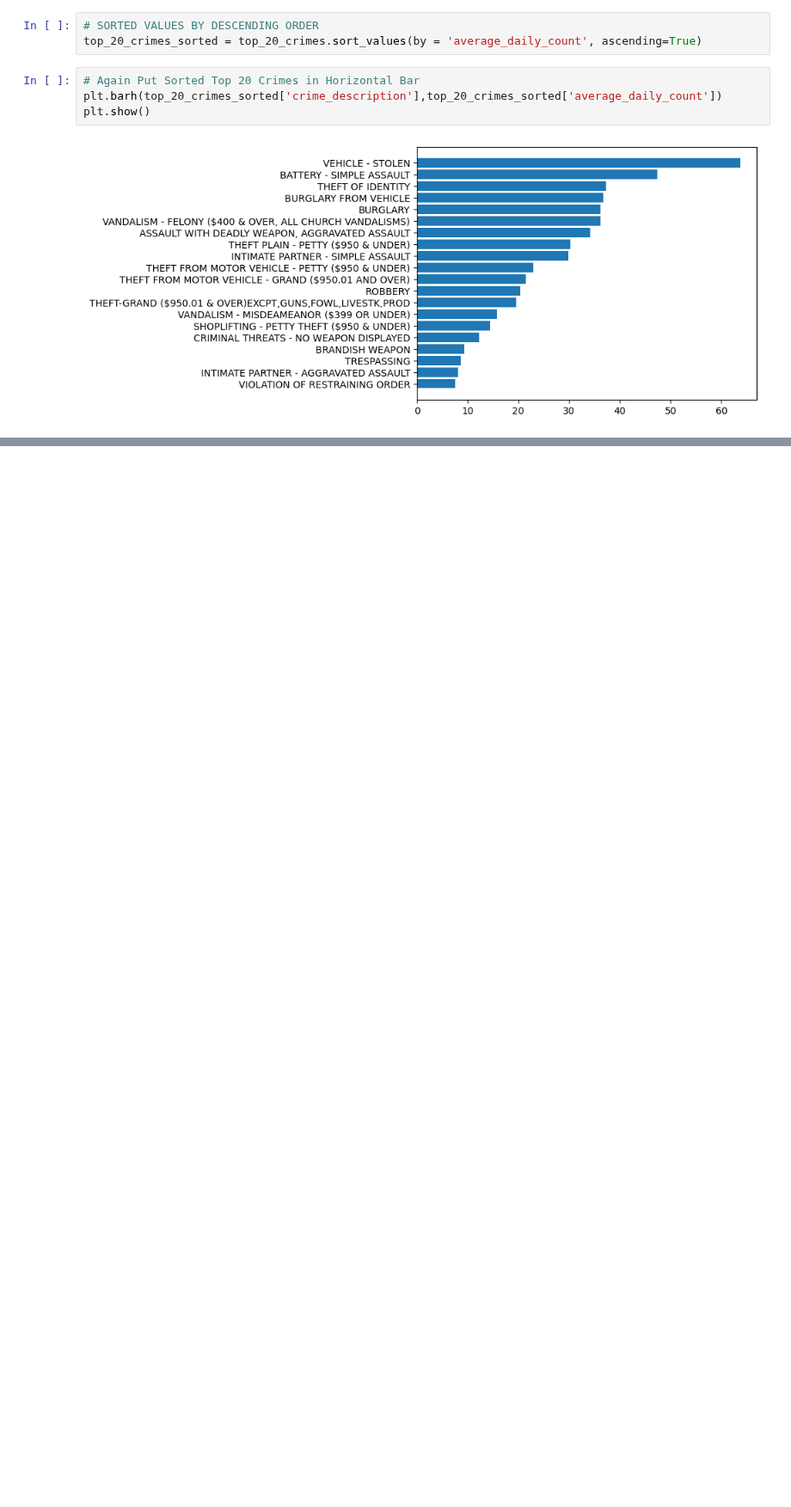
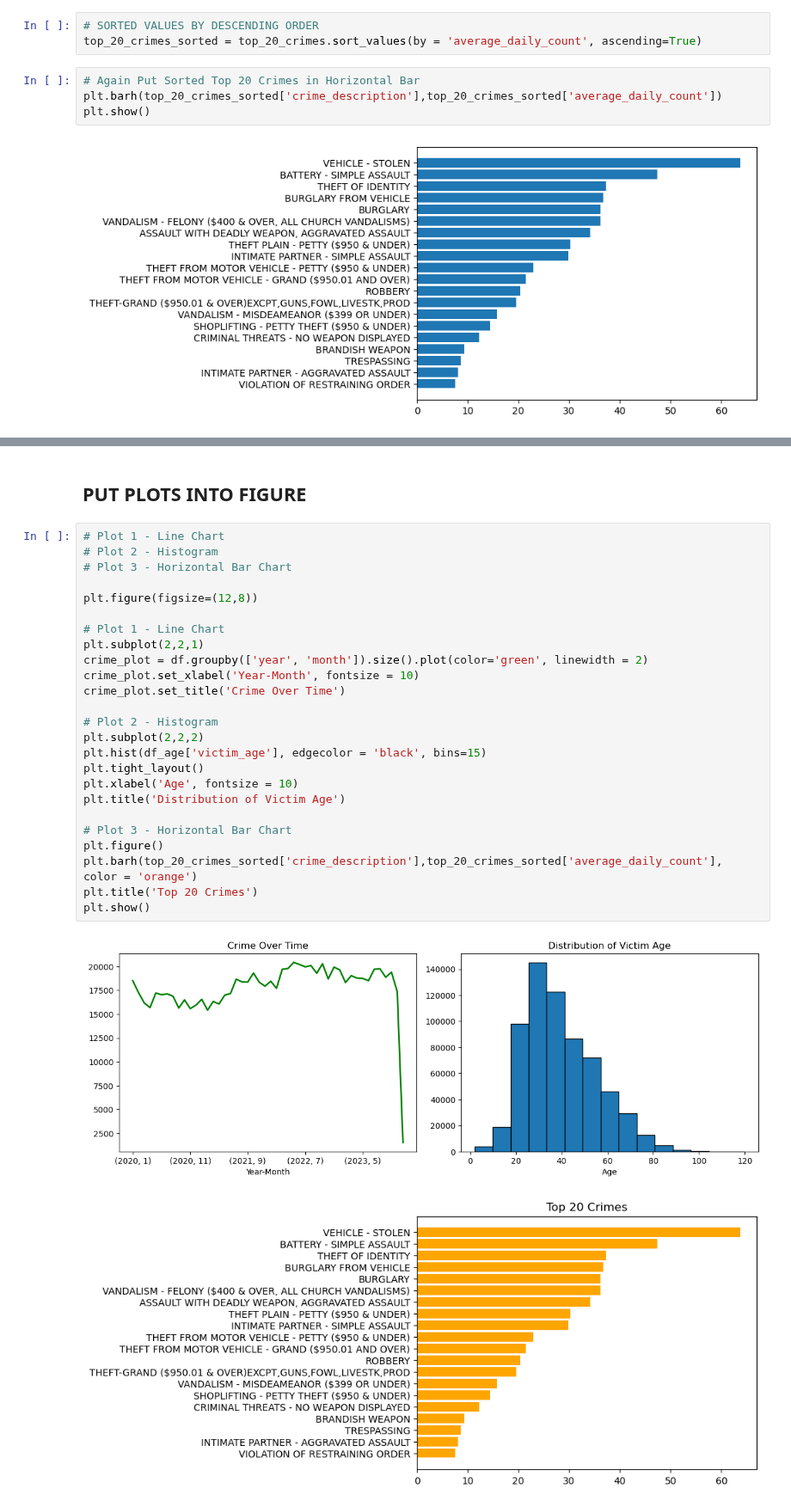
Before and after one commit to ettolrahc97/LA-Crime-Data-Analysis-Project, a Jupyter notebook: LA Crime.ipynb, the cells around one changed output, grey strips where cells are left out. Shown at 86% size. Saved outputs shown, nothing was run; the diff lists cells and outputs as text; blank space fills up the shorter version.

Commit message:
Put Plots into Figure

```diff
--- a/LA Crime.ipynb
+++ b/LA Crime.ipynb
@@ -388,0 +391,30 @@ plt.show()
+# %% [markdown]
+## PUT PLOTS INTO FIGURE
+# %%
+# Plot 1 - Line Chart
+# Plot 2 - Histogram
+# Plot 3 - Horizontal Bar Chart
+
+plt.figure(figsize=(12,8))
+
+# Plot 1 - Line Chart
+plt.subplot(2,2,1)
+crime_plot = df.groupby(['year', 'month']).size().plot(color='green', linewidth = 2)
+crime_plot.set_xlabel('Year-Month', fontsize = 10)
+crime_plot.set_title('Crime Over Time')
+
+# Plot 2 - Histogram
+plt.subplot(2,2,2)
+plt.hist(df_age['victim_age'], edgecolor = 'black', bins=15)
+plt.tight_layout()
+plt.xlabel('Age', fontsize = 10)
+plt.title('Distribution of Victim Age')
+
+# Plot 3 - Horizontal Bar Chart
+plt.figure()
+plt.barh(top_20_crimes_sorted['crime_description'],top_20_crimes_sorted['average_daily_count'], color = 'orange')
+plt.title('Top 20 Crimes')
+plt.show()
+# %% [output]
+[figure, added]
+[figure, added]
```
Also changed, not shown: parts of 1 cell of this notebook.
